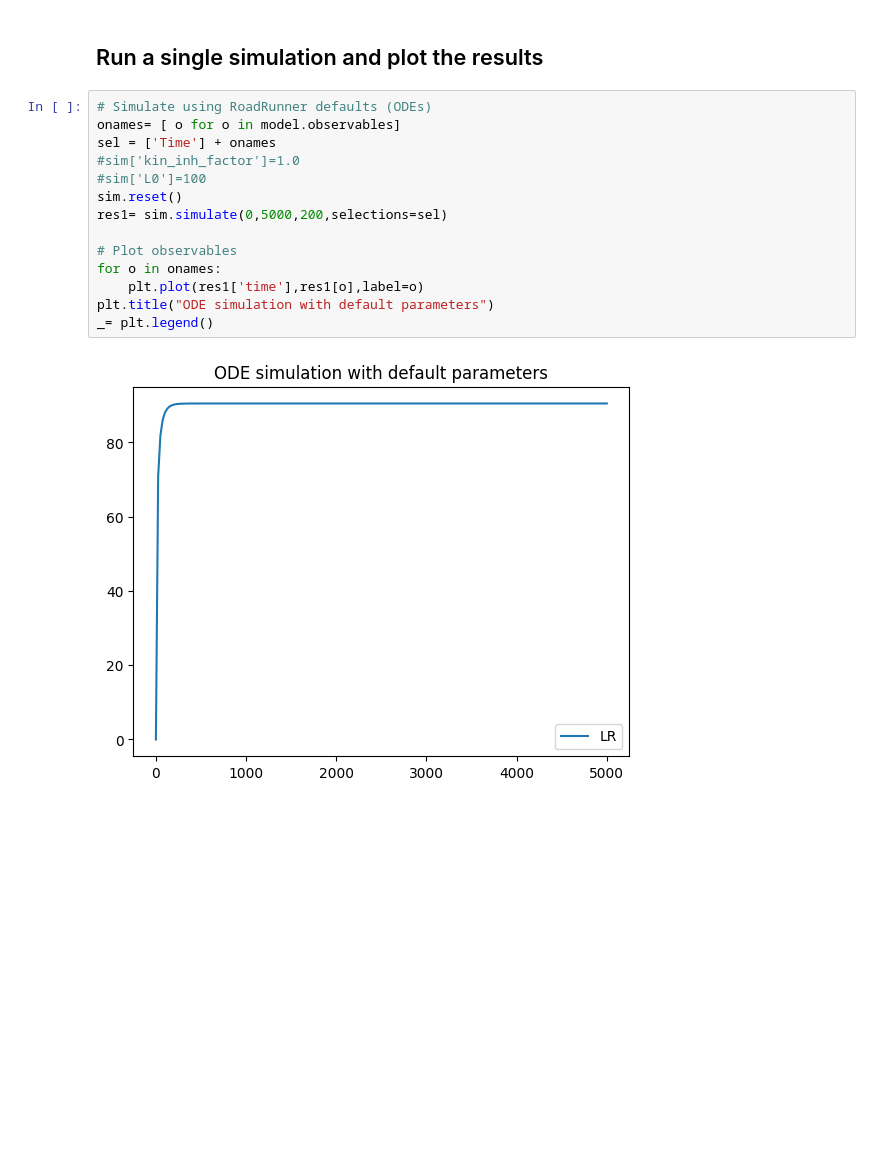
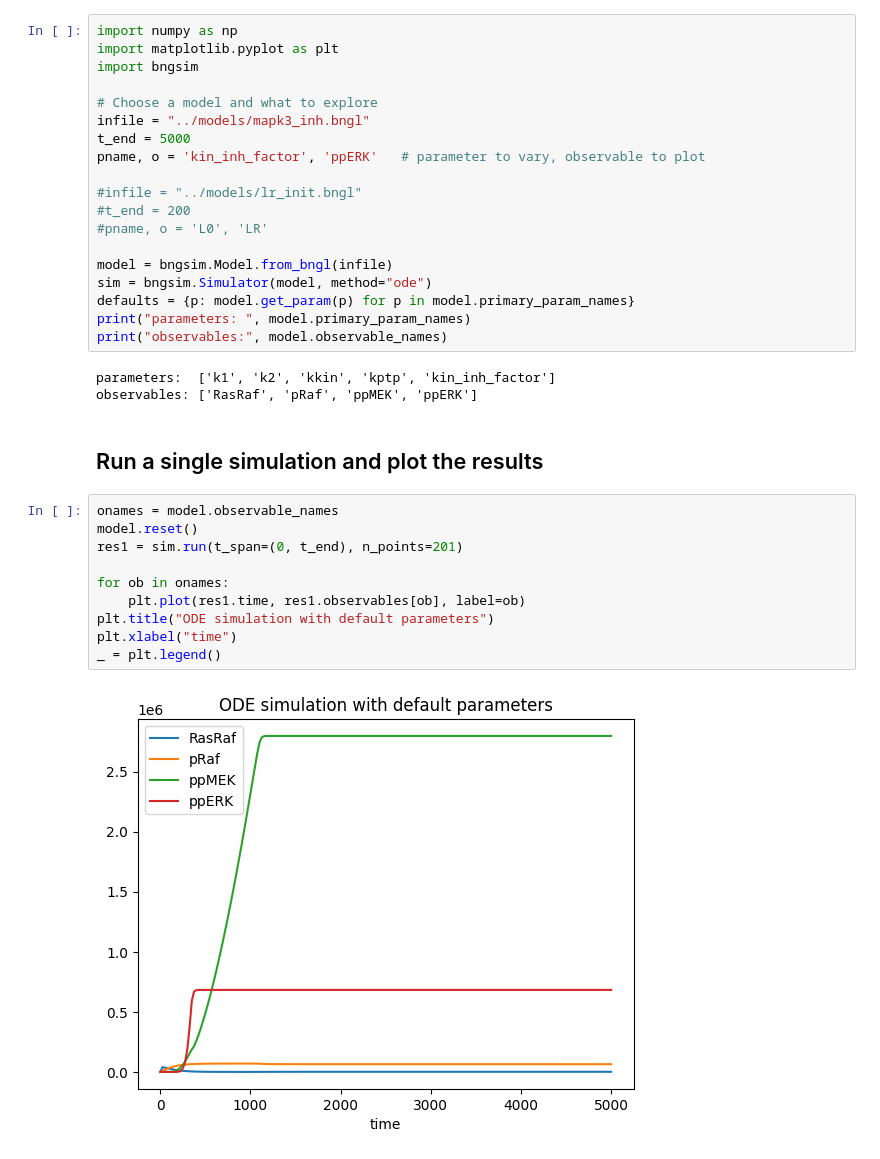
Before and after one commit to jrfaeder/RBM_Intro_BioNetGen, a Jupyter notebook: notebooks/run_bngl.ipynb, the cells around one changed output. Saved outputs shown, nothing was run; the diff lists cells and outputs as text; blank space fills up the shorter version.

```diff
--- a/notebooks/run_bngl.ipynb
+++ b/notebooks/run_bngl.ipynb
@@ -12,18 +11,36 @@ sim = model.setup_simulator() # sim is a libroadrunner simulator object
+# %%
+import numpy as np
+import matplotlib.pyplot as plt
+import bngsim
+
+# Choose a model and what to explore
+infile = "../models/mapk3_inh.bngl"
+t_end = 5000
+pname, o = 'kin_inh_factor', 'ppERK'   # parameter to vary, observable to plot
+
+#infile = "../models/lr_init.bngl"
+#t_end = 200
+#pname, o = 'L0', 'LR'
+
+model = bngsim.Model.from_bngl(infile)
+sim = bngsim.Simulator(model, method="ode")
+defaults = {p: model.get_param(p) for p in model.primary_param_names}
+print("parameters: ", model.primary_param_names)
+print("observables:", model.observable_names)
+# %% [output]
+parameters:  ['k1', 'k2', 'kkin', 'kptp', 'kin_inh_factor']
+observables: ['RasRaf', 'pRaf', 'ppMEK', 'ppERK']
 # %% [markdown]
 ## Run a single simulation and plot the results
 # %%
-# Simulate using RoadRunner defaults (ODEs)
-onames= [ o for o in model.observables]
-sel = ['Time'] + onames
-#sim['kin_inh_factor']=1.0
-#sim['L0']=100
-sim.reset()
-res1= sim.simulate(0,5000,200,selections=sel)
+onames = model.observable_names
+model.reset()
+res1 = sim.run(t_span=(0, t_end), n_points=201)
 
-# Plot observables
-for o in onames:
-    plt.plot(res1['time'],res1[o],label=o)
+for ob in onames:
+    plt.plot(res1.time, res1.observables[ob], label=ob)
 plt.title("ODE simulation with default parameters")
-_= plt.legend()
+plt.xlabel("time")
+_ = plt.legend()
 # %% [output]
-[figure, old version]
+[figure, new version]
```
Also changed, not shown: parts of 8 cells of this notebook, 5 other files.
